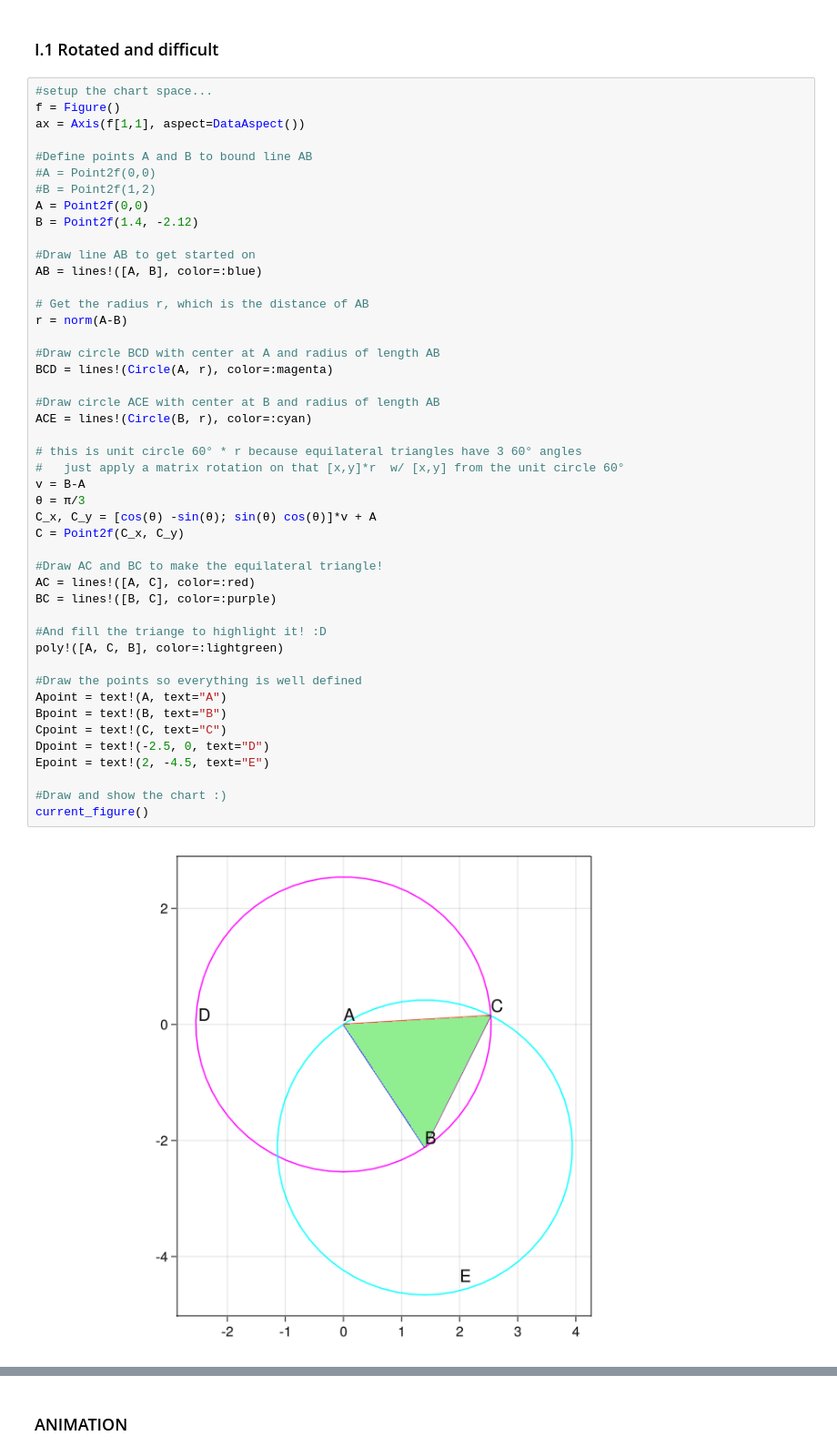
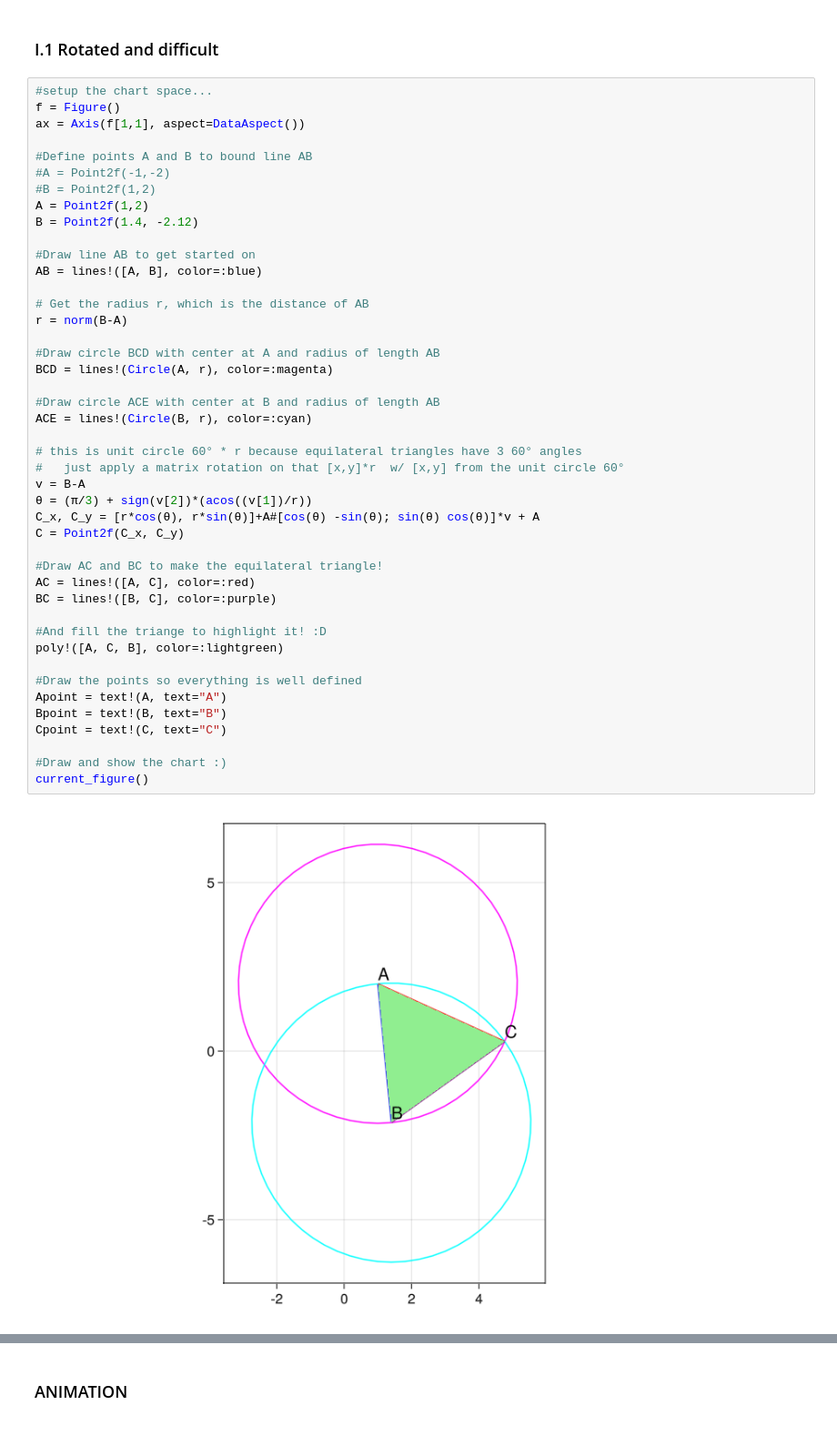
Before and after one commit to derekshoneycutt/euclid-elements-julia, a Jupyter notebook: Book 1/Prop 1.ipynb, the cells around one changed output, grey strips where cells are left out. Shown at 91% size. Cells and saved outputs as stored; diff of their text form.

```diff
--- a/Book 1/Prop 1.ipynb
+++ b/Book 1/Prop 1.ipynb
@@ -59,45 +59,43 @@ f = Figure()
 ax = Axis(f[1,1], aspect=DataAspect())
 
 #Define points A and B to bound line AB
-#A = Point2f(0,0)
+#A = Point2f(-1,-2)
 #B = Point2f(1,2)
-A = Point2f(0,0)
+A = Point2f(1,2)
 B = Point2f(1.4, -2.12)
 
 #Draw line AB to get started on
 AB = lines!([A, B], color=:blue)
 
 # Get the radius r, which is the distance of AB
-r = norm(A-B)
+r = norm(B-A)
 
 #Draw circle BCD with center at A and radius of length AB
 BCD = lines!(Circle(A, r), color=:magenta)
 
 #Draw circle ACE with center at B and radius of length AB
 ACE = lines!(Circle(B, r), color=:cyan)
 
 # this is unit circle 60° * r because equilateral triangles have 3 60° angles
 #   just apply a matrix rotation on that [x,y]*r  w/ [x,y] from the unit circle 60°
 v = B-A
-θ = π/3
-C_x, C_y = [cos(θ) -sin(θ); sin(θ) cos(θ)]*v + A
+θ = (π/3) + sign(v[2])*(acos((v[1])/r))
+C_x, C_y = [r*cos(θ), r*sin(θ)]+A#[cos(θ) -sin(θ); sin(θ) cos(θ)]*v + A
 C = Point2f(C_x, C_y)
 
 #Draw AC and BC to make the equilateral triangle!
 AC = lines!([A, C], color=:red)
 BC = lines!([B, C], color=:purple)
 
 #And fill the triange to highlight it! :D
 poly!([A, C, B], color=:lightgreen)
 
 #Draw the points so everything is well defined
 Apoint = text!(A, text="A")
 Bpoint = text!(B, text="B")
 Cpoint = text!(C, text="C")
-Dpoint = text!(-2.5, 0, text="D")
-Epoint = text!(2, -4.5, text="E")
 
 #Draw and show the chart :)
 current_figure()
 # %% [output]
-[figure, old version]
+[figure, new version]
```
Also changed, not shown: parts of 8 cells of this notebook, 16 other files.
